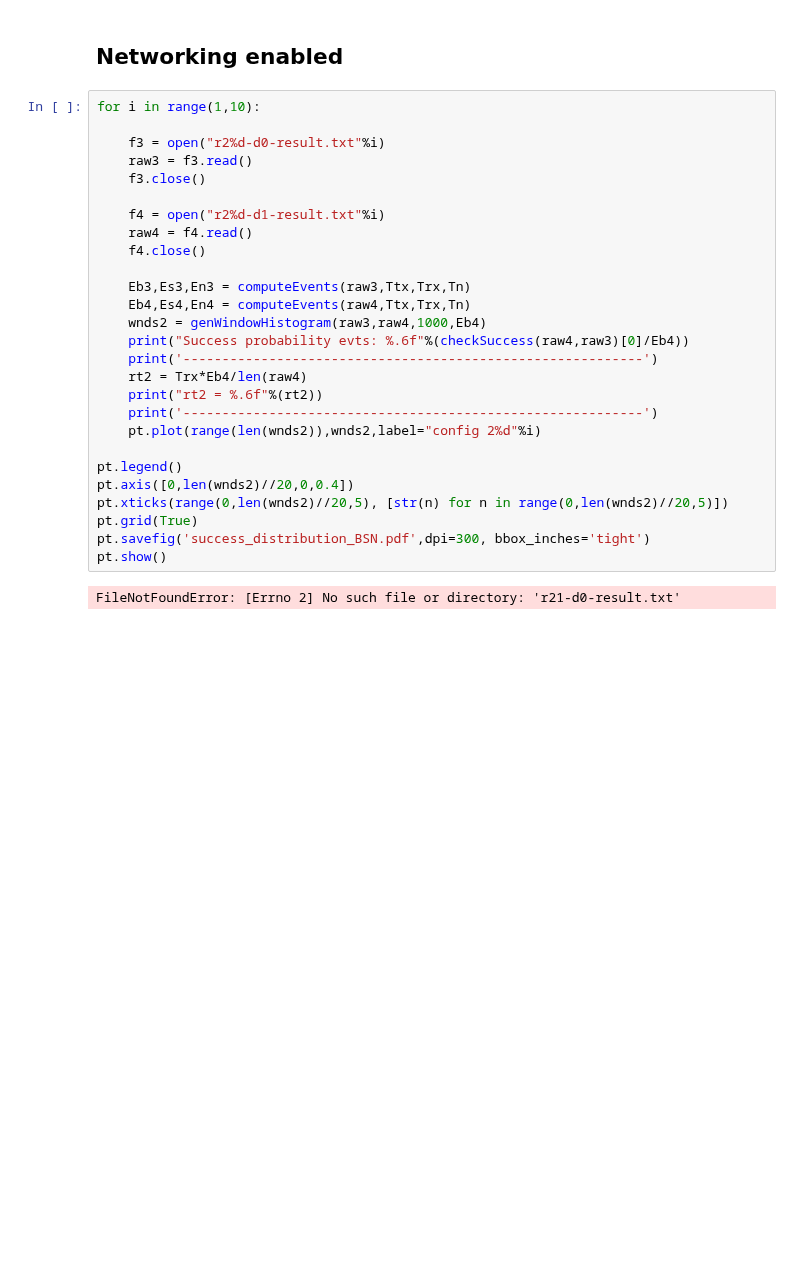
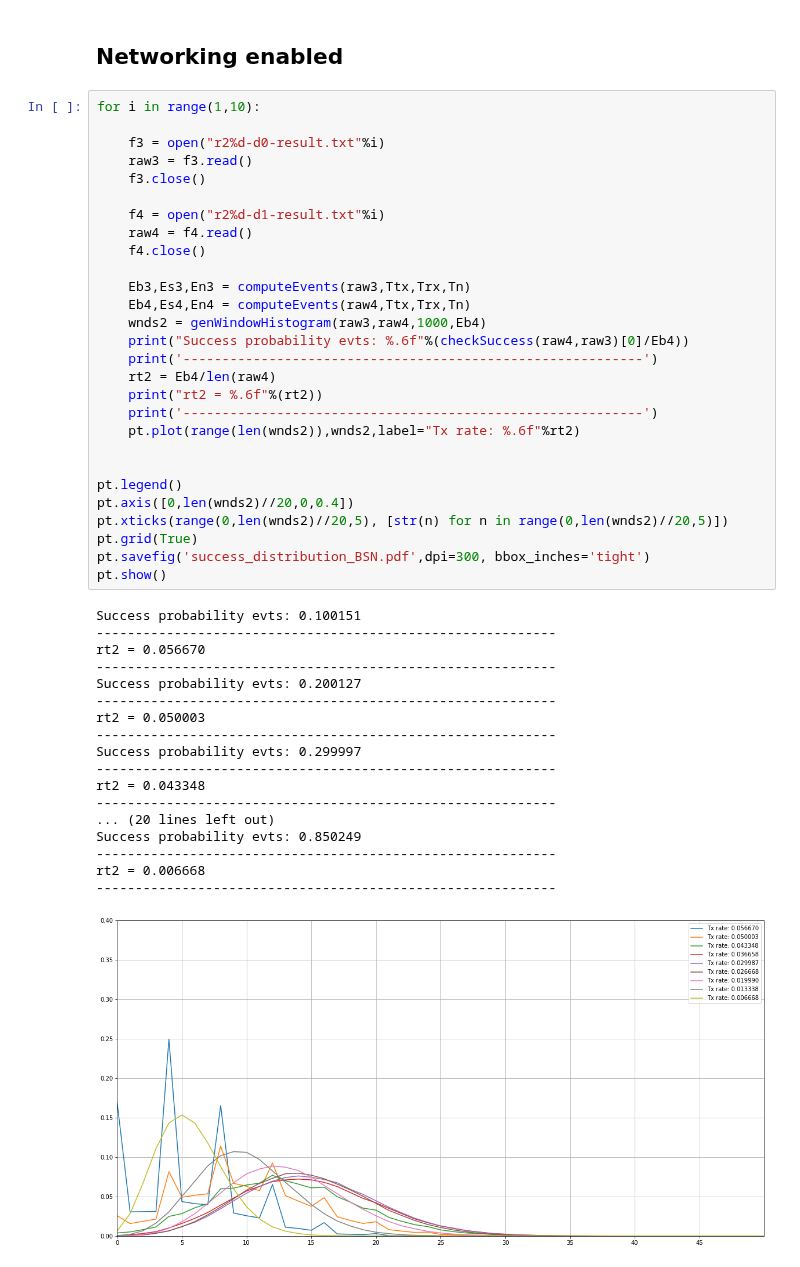
Before and after one commit to ingframin/BroadcastSimulation, a Jupyter notebook: results/success_distribution.ipynb, the cells around one changed output. Saved outputs shown, nothing was run; the diff lists cells and outputs as text; blank space fills up the shorter version.

```diff
--- a/results/success_distribution.ipynb
+++ b/results/success_distribution.ipynb
@@ -93,29 +93,47 @@ rt1 = 0.399857
 # %%
 for i in range(1,10):
 
     f3 = open("r2%d-d0-result.txt"%i)
     raw3 = f3.read()
     f3.close()
 
     f4 = open("r2%d-d1-result.txt"%i)
     raw4 = f4.read()
     f4.close()
 
     Eb3,Es3,En3 = computeEvents(raw3,Ttx,Trx,Tn)
     Eb4,Es4,En4 = computeEvents(raw4,Ttx,Trx,Tn)
     wnds2 = genWindowHistogram(raw3,raw4,1000,Eb4)
     print("Success probability evts: %.6f"%(checkSuccess(raw4,raw3)[0]/Eb4))
     print('-----------------------------------------------------------')
-    rt2 = Trx*Eb4/len(raw4)
+    rt2 = Eb4/len(raw4)
     print("rt2 = %.6f"%(rt2))
     print('-----------------------------------------------------------')
-    pt.plot(range(len(wnds2)),wnds2,label="config 2%d"%i)
+    pt.plot(range(len(wnds2)),wnds2,label="Tx rate: %.6f"%rt2)
+
 
 pt.legend()
 pt.axis([0,len(wnds2)//20,0,0.4])
 pt.xticks(range(0,len(wnds2)//20,5), [str(n) for n in range(0,len(wnds2)//20,5)])
 pt.grid(True)
 pt.savefig('success_distribution_BSN.pdf',dpi=300, bbox_inches='tight')
 pt.show()
 # %% [output]
-FileNotFoundError: [Errno 2] No such file or directory: 'r21-d0-result.txt'
+Success probability evts: 0.100151
+-----------------------------------------------------------
+rt2 = 0.056670
+-----------------------------------------------------------
+Success probability evts: 0.200127
+-----------------------------------------------------------
+rt2 = 0.050003
+-----------------------------------------------------------
+Success probability evts: 0.299997
+-----------------------------------------------------------
+rt2 = 0.043348
+-----------------------------------------------------------
+... (20 lines left out)
+Success probability evts: 0.850249
+-----------------------------------------------------------
+rt2 = 0.006668
+-----------------------------------------------------------
+[figure, added]
```
Also changed, not shown: parts of 2 cells of this notebook, 6 other files.
